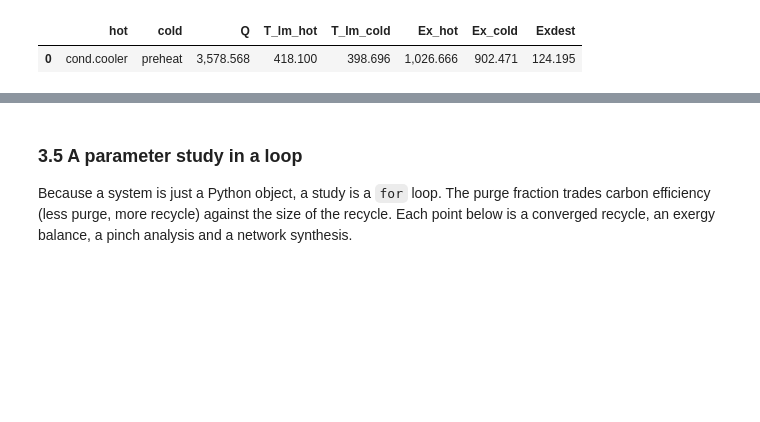
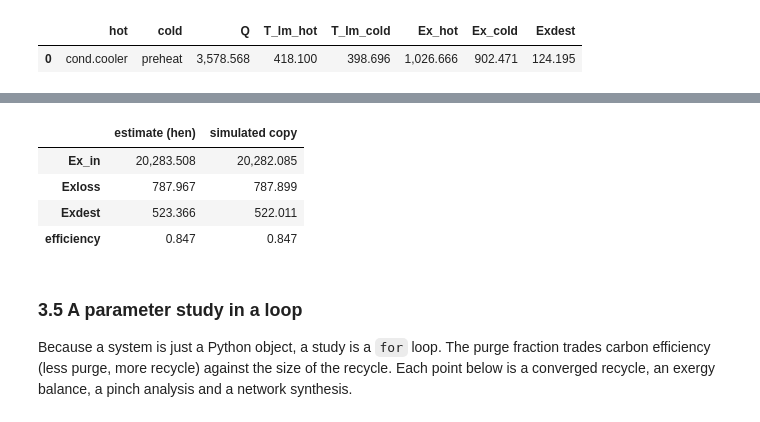
Before and after one commit to sede-fa/CELESTE, a Jupyter notebook: Tutorial/Showcase.ipynb, the cells around one changed output, grey strips where cells are left out. Saved outputs shown, nothing was run; the diff lists cells and outputs as text; code cells hidden in the pictures; blank space fills up the shorter version.

```diff
--- a/Tutorial/Showcase.ipynb
+++ b/Tutorial/Showcase.ipynb
@@ -404,3 +419,12 @@ loop.hen_exergy(hen)
+# %%
+pd.DataFrame({'estimate (hen)': ex_int, 'simulated copy': rated.exergy_summary(products='product')}).loc[
+    ['Ex_in', 'Exloss', 'Exdest', 'efficiency']]
+# %% [output]
+|  | estimate (hen) | simulated copy |
+| Ex_in | 20,283.508 | 20,282.085 |
+| Exloss | 787.967 | 787.899 |
+| Exdest | 523.366 | 522.011 |
+| efficiency | 0.847 | 0.847 |
 # %% [markdown]
 ### 3.5 A parameter study in a loop
 
```
Also changed, not shown: parts of 2 cells of this notebook, 6 other files.
